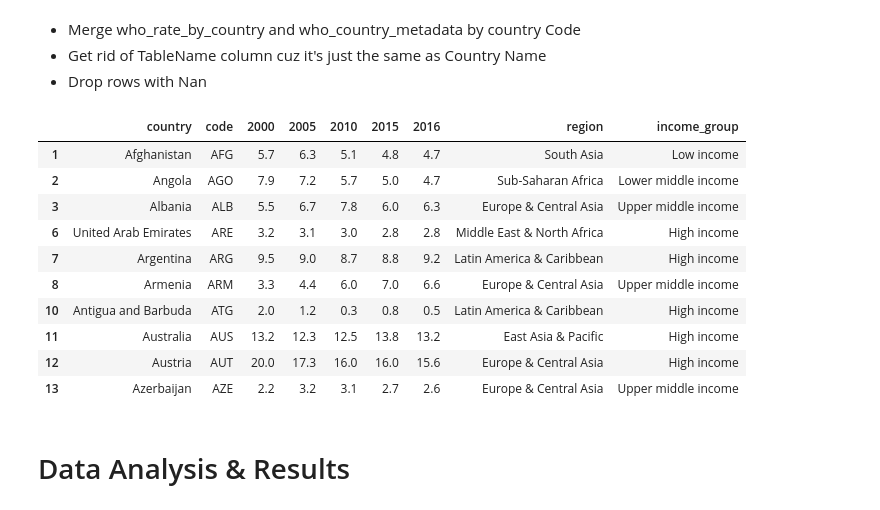
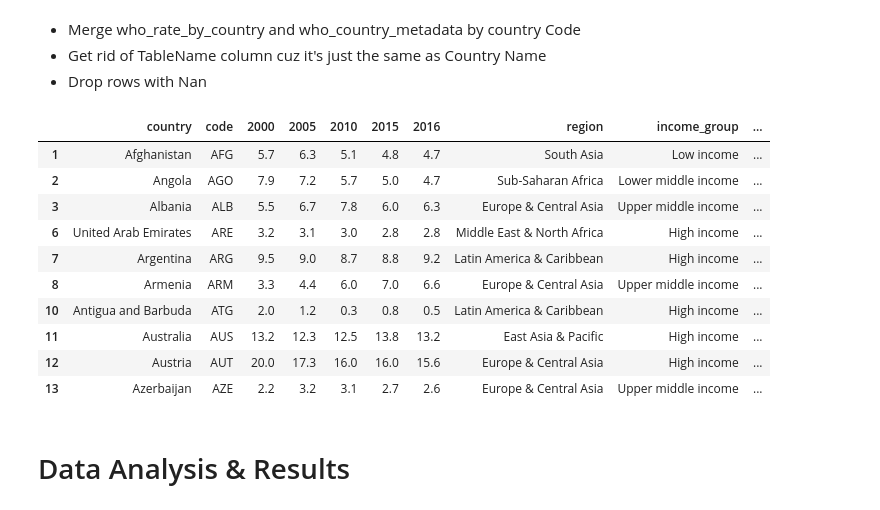
Before and after one commit to sethdagostino/COGS-108-Final-Project, a Jupyter notebook: FinalProject.ipynb, the cells around one changed output. Cells and saved outputs as stored; diff of their text form; code cells hidden in the pictures.

```diff
--- a/FinalProject.ipynb
+++ b/FinalProject.ipynb
@@ -173,22 +173,23 @@ who_country_metadata.head(10)
 # %%
 who_rates_by_country = pd.merge(who_rate_by_country, who_country_metadata, on="Country Code")
 who_rates_by_country = who_rates_by_country.drop(columns=['TableName'])
 who_rates_by_country = who_rates_by_country.dropna()
 who_rates_by_country.columns = ["country", "code", "2000", "2005", "2010", "2015", "2016", "region", "income_group"]
+who_rates_by_country["suicides_per_100k"] = who_rates_by_country.mean(axis = 1)
 
 who_rates_by_country.head(10)
 # %% [output]
-|  | country | code | 2000 | 2005 | 2010 | 2015 | 2016 | region | income_group |
-| 1 | Afghanistan | AFG | 5.7 | 6.3 | 5.1 | 4.8 | 4.7 | South Asia | Low income |
-| 2 | Angola | AGO | 7.9 | 7.2 | 5.7 | 5.0 | 4.7 | Sub-Saharan Africa | Lower middle income |
-| 3 | Albania | ALB | 5.5 | 6.7 | 7.8 | 6.0 | 6.3 | Europe & Central Asia | Upper middle income |
-| 6 | United Arab Emirates | ARE | 3.2 | 3.1 | 3.0 | 2.8 | 2.8 | Middle East & North Africa | High income |
-| 7 | Argentina | ARG | 9.5 | 9.0 | 8.7 | 8.8 | 9.2 | Latin America & Caribbean | High income |
-| 8 | Armenia | ARM | 3.3 | 4.4 | 6.0 | 7.0 | 6.6 | Europe & Central Asia | Upper middle income |
-| 10 | Antigua and Barbuda | ATG | 2.0 | 1.2 | 0.3 | 0.8 | 0.5 | Latin America & Caribbean | High income |
-| 11 | Australia | AUS | 13.2 | 12.3 | 12.5 | 13.8 | 13.2 | East Asia & Pacific | High income |
-| 12 | Austria | AUT | 20.0 | 17.3 | 16.0 | 16.0 | 15.6 | Europe & Central Asia | High income |
-| 13 | Azerbaijan | AZE | 2.2 | 3.2 | 3.1 | 2.7 | 2.6 | Europe & Central Asia | Upper middle income |
+|  | country | code | 2000 | 2005 | 2010 | 2015 | 2016 | region | income_group | ... |
+| 1 | Afghanistan | AFG | 5.7 | 6.3 | 5.1 | 4.8 | 4.7 | South Asia | Low income | ... |
+| 2 | Angola | AGO | 7.9 | 7.2 | 5.7 | 5.0 | 4.7 | Sub-Saharan Africa | Lower middle income | ... |
+| 3 | Albania | ALB | 5.5 | 6.7 | 7.8 | 6.0 | 6.3 | Europe & Central Asia | Upper middle income | ... |
+| 6 | United Arab Emirates | ARE | 3.2 | 3.1 | 3.0 | 2.8 | 2.8 | Middle East & North Africa | High income | ... |
+| 7 | Argentina | ARG | 9.5 | 9.0 | 8.7 | 8.8 | 9.2 | Latin America & Caribbean | High income | ... |
+| 8 | Armenia | ARM | 3.3 | 4.4 | 6.0 | 7.0 | 6.6 | Europe & Central Asia | Upper middle income | ... |
+| 10 | Antigua and Barbuda | ATG | 2.0 | 1.2 | 0.3 | 0.8 | 0.5 | Latin America & Caribbean | High income | ... |
+| 11 | Australia | AUS | 13.2 | 12.3 | 12.5 | 13.8 | 13.2 | East Asia & Pacific | High income | ... |
+| 12 | Austria | AUT | 20.0 | 17.3 | 16.0 | 16.0 | 15.6 | Europe & Central Asia | High income | ... |
+| 13 | Azerbaijan | AZE | 2.2 | 3.2 | 3.1 | 2.7 | 2.6 | Europe & Central Asia | Upper middle income | ... |
 # %% [markdown]
 # Data Analysis & Results
 # %% [markdown]
```
Also changed, not shown: parts of 4 cells of this notebook.
